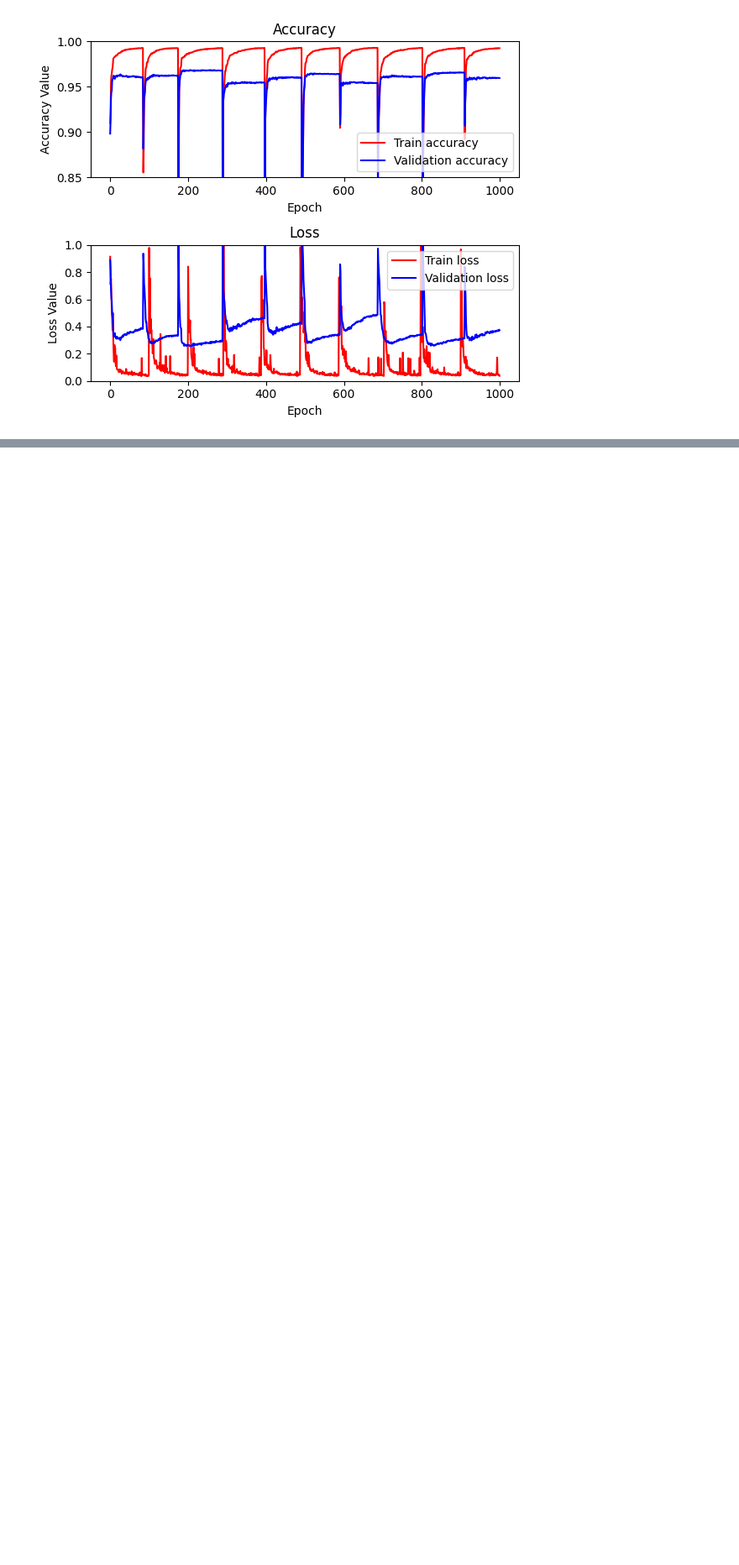
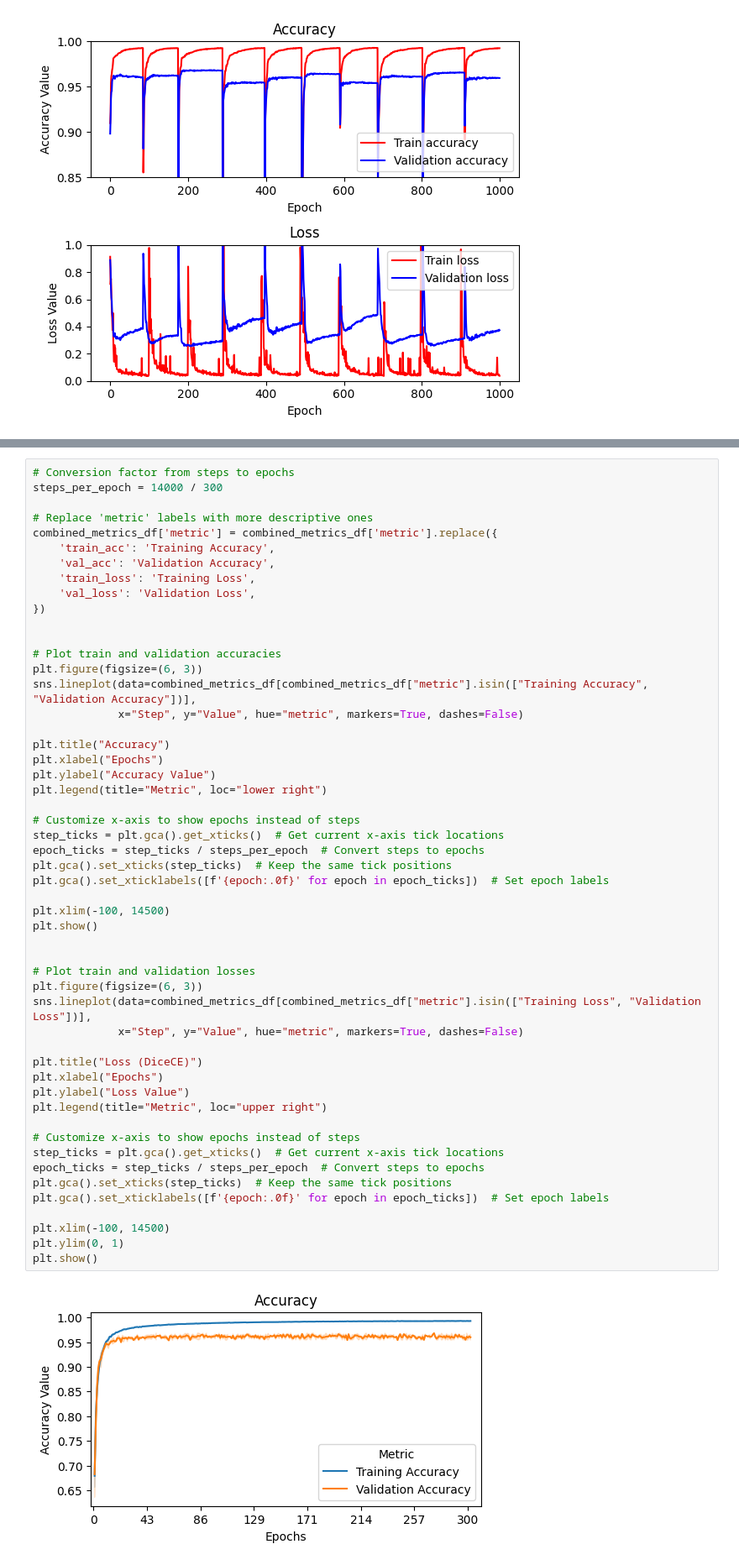
Before and after one commit to vsimbalista/tcc-effisegnet, a Jupyter notebook: train_val_curves.ipynb, the cells around one changed output, grey strips where cells are left out. Shown at 84% size. Cells and saved outputs as stored; diff of their text form; blank space fills up the shorter version.

Commit message:
Train val curve plots

```diff
--- a/train_val_curves.ipynb
+++ b/train_val_curves.ipynb
@@ -179,0 +165,54 @@ plt.show()
+# %%
+# Conversion factor from steps to epochs
+steps_per_epoch = 14000 / 300
+
+# Replace 'metric' labels with more descriptive ones
+combined_metrics_df['metric'] = combined_metrics_df['metric'].replace({
+    'train_acc': 'Training Accuracy',
+    'val_acc': 'Validation Accuracy',
+    'train_loss': 'Training Loss',
+    'val_loss': 'Validation Loss',
+})
+
+
+# Plot train and validation accuracies
+plt.figure(figsize=(6, 3))
+sns.lineplot(data=combined_metrics_df[combined_metrics_df["metric"].isin(["Training Accuracy", "Validation Accuracy"])],
+             x="Step", y="Value", hue="metric", markers=True, dashes=False)
+
+plt.title("Accuracy")
+plt.xlabel("Epochs")
+plt.ylabel("Accuracy Value")
+plt.legend(title="Metric", loc="lower right")
+
+# Customize x-axis to show epochs instead of steps
+step_ticks = plt.gca().get_xticks()  # Get current x-axis tick locations
+epoch_ticks = step_ticks / steps_per_epoch  # Convert steps to epochs
+plt.gca().set_xticks(step_ticks)  # Keep the same tick positions
+plt.gca().set_xticklabels([f'{epoch:.0f}' for epoch in epoch_ticks])  # Set epoch labels
+
+plt.xlim(-100, 14500)
+plt.show()
+
+
+# Plot train and validation losses
+plt.figure(figsize=(6, 3))
+sns.lineplot(data=combined_metrics_df[combined_metrics_df["metric"].isin(["Training Loss", "Validation Loss"])],
+             x="Step", y="Value", hue="metric", markers=True, dashes=False)
+
+plt.title("Loss (DiceCE)")
+plt.xlabel("Epochs")
+plt.ylabel("Loss Value")
+plt.legend(title="Metric", loc="upper right")
+
+# Customize x-axis to show epochs instead of steps
+step_ticks = plt.gca().get_xticks()  # Get current x-axis tick locations
+epoch_ticks = step_ticks / steps_per_epoch  # Convert steps to epochs
+plt.gca().set_xticks(step_ticks)  # Keep the same tick positions
+plt.gca().set_xticklabels([f'{epoch:.0f}' for epoch in epoch_ticks])  # Set epoch labels
+
+plt.xlim(-100, 14500)
+plt.ylim(0, 1)
+plt.show()
+# %% [output]
+[figure, added]
```
Also changed, not shown: parts of 10 cells of this notebook, 7 other files.
